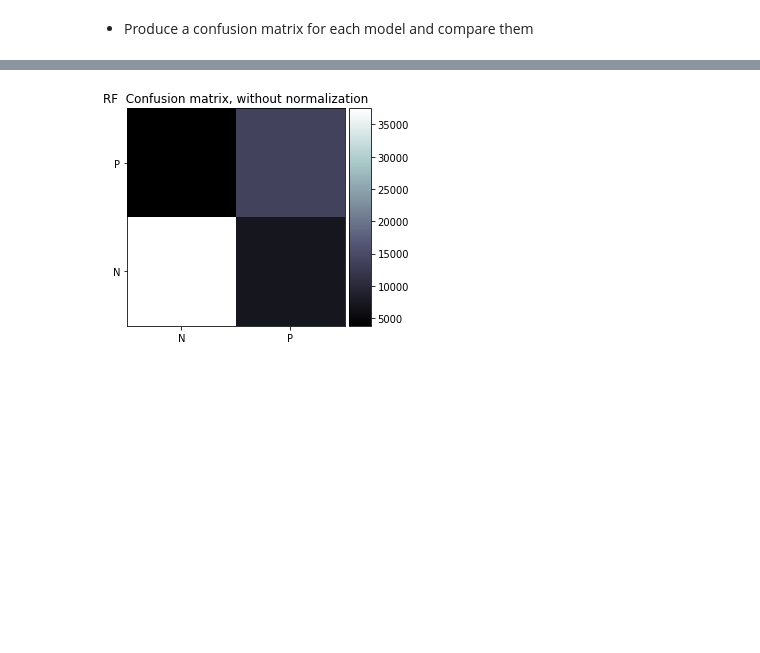
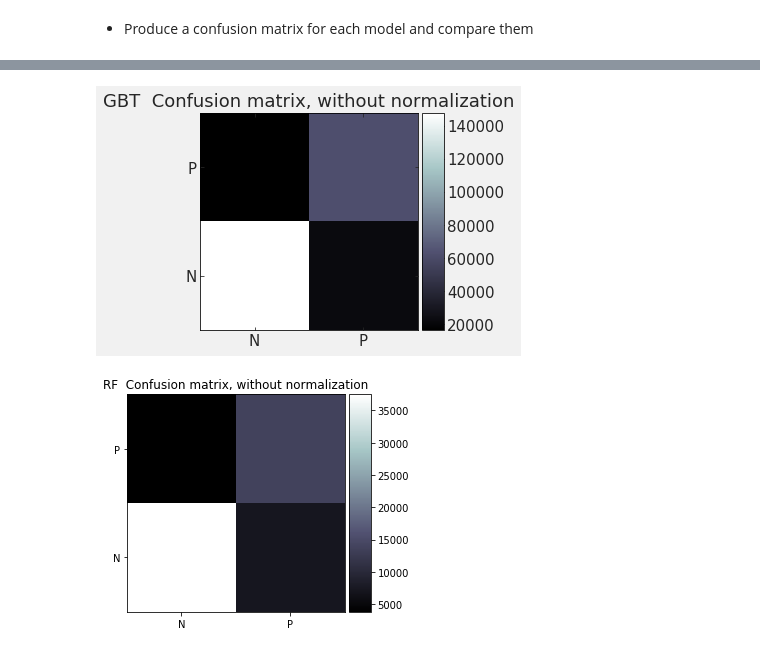
Before and after one commit to narayan-paudel/DSPS_EPAUDEL, a Jupyter notebook: HW9_ePaudel/higgsbosonSearch.ipynb, the cells around one changed output, grey strips where cells are left out. Cells and saved outputs as stored; diff of their text form; code cells hidden in the pictures; blank space fills up the shorter version.

```diff
--- a/HW9_ePaudel/higgsbosonSearch.ipynb
+++ b/HW9_ePaudel/higgsbosonSearch.ipynb
@@ -88,0 +248,2 @@ gbt = GradientBoostingClassifier(...)
+# %%
+gbt.fit(X_test, y_test)
@@ -88,0 +261,2 @@ gbt = GradientBoostingClassifier(...)
+# %%
+gbt.fit(X_train, y_train)
@@ -133,3 +331,9 @@ def plot_confusion_matrix(y_true, y_pred,
+# %%
+plot_confusion_matrix(gbt.predict(higgsdata),
+                      labels,
+                      title="GBT ");
+# %% [output]
+[figure, added]
 # %%
 # %% [output]
 [figure]
```
Also changed, not shown: parts of 38 cells of this notebook.
